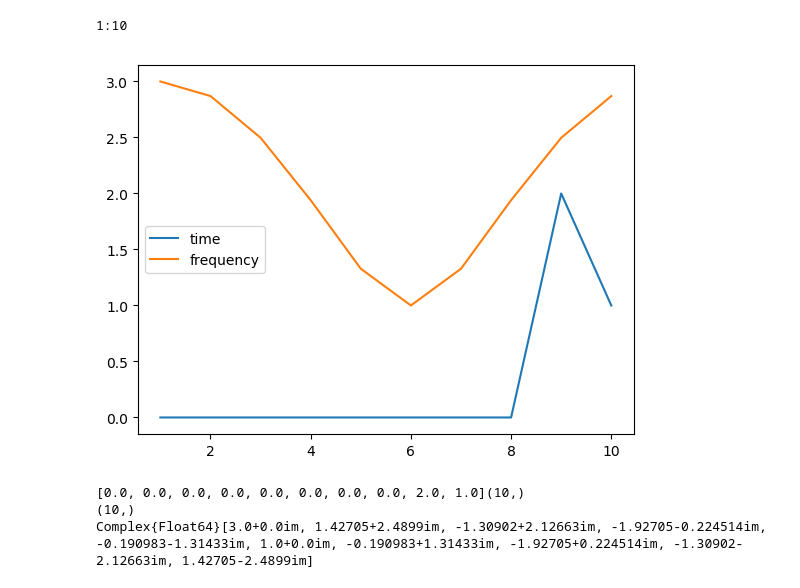
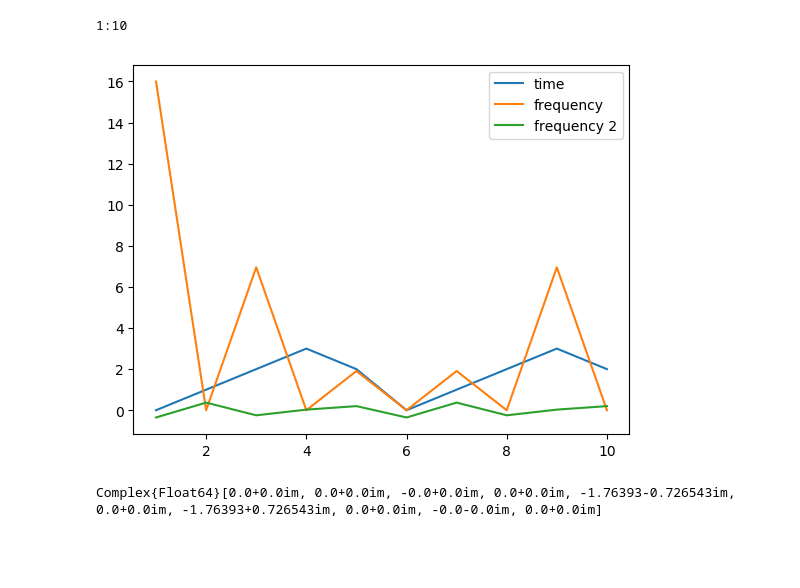
Before and after one commit to ericschulman/ecommerce_scraper, a Jupyter notebook: model/test_2.ipynb, the cells around one changed output. Saved outputs shown, nothing was run; the diff lists cells and outputs as text; code cells hidden in the pictures; blank space fills up the shorter version.

```diff
--- a/model/test_2.ipynb
+++ b/model/test_2.ipynb
@@ -15,23 +33,25 @@ print(t)
 1:10
 # %%
 # signal
-signal = vcat(zeros(N-2), [2, 1])
-print(signal)
-println(size(signal))
-println(size(collect(t)))
+signal = repeat([0,1,2,3,2],2)
 
 # Fourier Transform of it
 F = fft(signal)
 
-println(F)
 # plots
 plot(collect(t), signal, label="time")
-show()
 plot(collect(t), abs.(F),label="frequency")
+
+inv = F[:]
+inv= inv .* (abs.(F) .< 5*ones(N)) #filter high frequencies
+print(inv)
+inv = ifft(inv)
+
+plot(collect(t), inv,label="frequency 2")
 legend()
 show()
+
+#ifft(F)
 # %% [output]
-[figure, old version]
+[figure, new version]
-[0.0, 0.0, 0.0, 0.0, 0.0, 0.0, 0.0, 0.0, 2.0, 1.0](10,)
-(10,)
-Complex{Float64}[3.0+0.0im, 1.42705+2.4899im, -1.30902+2.12663im, -1.92705-0.224514im, -0.190983-1.31433im, 1.0+0.0im, -0.190983+1.31433im, -1.92705+0.224514im, -1.30902-2.12663im, 1.42705-2.4899im]
+Complex{Float64}[0.0+0.0im, 0.0+0.0im, -0.0+0.0im, 0.0+0.0im, -1.76393-0.726543im, 0.0+0.0im, -1.76393+0.726543im, 0.0+0.0im, -0.0-0.0im, 0.0+0.0im]
```
Also changed, not shown: parts of 1 cell of this notebook.
